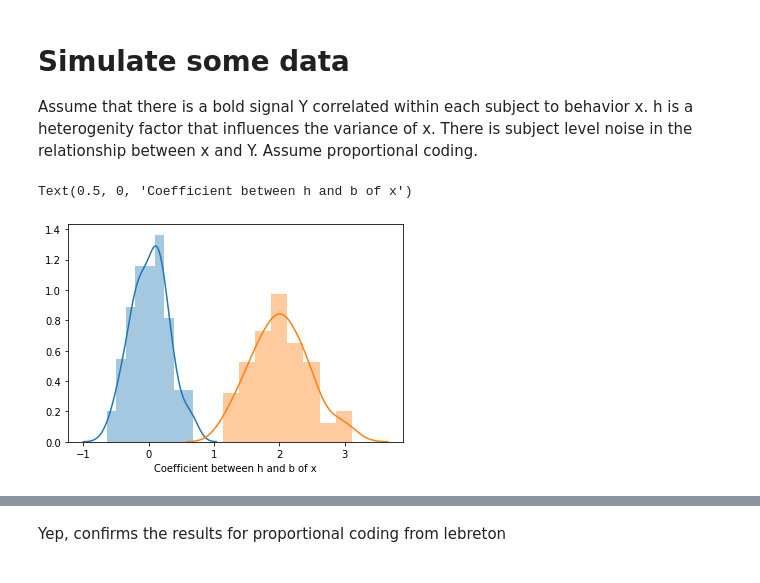
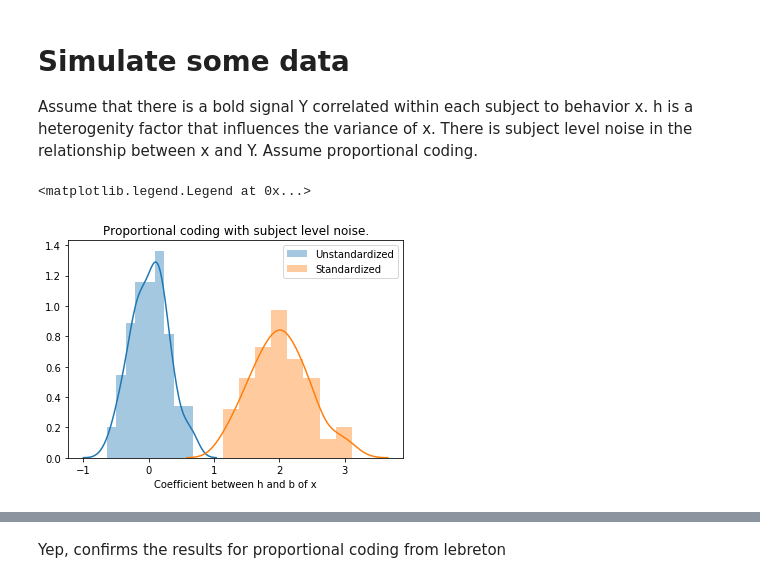
Before and after one commit to nimh-mbdu/lebreton_sims, a Jupyter notebook: notebook/simulate_lebreton.ipynb, the cells around one changed output, grey strips where cells are left out. Cells and saved outputs as stored; diff of their text form; code cells hidden in the pictures.

```diff
--- a/notebook/simulate_lebreton.ipynb
+++ b/notebook/simulate_lebreton.ipynb
@@ -16,32 +17,14 @@ display(HTML("<style>"
 # %% [markdown]
 # Simulate some data
 Assume that there is a bold signal Y correlated within each subject to behavior x. h is a heterogenity factor that influences the variance of x. There is subject level noise in the relationship between x and Y. Assume proportional coding.
-# %%
-n_subj = 50
-n_trials = 50
-# Variables for the relationship between x an y
-# y = mx + b + e
-x_y_m = 2
-x_y_b = 0
-x_y_e = 0
-
-# Variables for subject level random effect
-# variance on distribution of subject level slope noise
-s_mvar = 1
-# variance on distribution of subject level intercept noise
-s_bvar = 0.1
-
-# Variables for relationship between h and h
-# var(x) = mh + b + e
-varx_h_m = 1
-varx_h_b = 1
-varx_h_e = 0
 # %%
 class SimulatedData(object):
 
     def __init__(self, n_subj=50, n_trials=50,
                  x_y_m=2, x_y_b=0, x_y_e=0,
-                 s_mvar=1, s_bvar=0.1,
+                 h_y_m=0, hx_y_m = 0,
+                 s_x_mvar=1, s_bvar=0.1,
+                 s_h_mvar=0, s_hx_mvar=0,
                  varx_h_m=1, varx_h_b=1, varx_h_e=0):
 
         self.n_subj = n_subj
@@ -49,7 +32,11 @@ class SimulatedData(object):
         self.x_y_m = x_y_m
         self.x_y_b = x_y_b
         self.x_y_e = x_y_e
-        self.s_mvar = s_mvar
+        self.h_y_m = h_y_m
+        self.hx_y_m = hx_y_m
+        self.s_x_mvar = s_x_mvar
+        self.s_h_mvar = s_h_mvar
+        self.s_hx_mvar = s_hx_mvar
         self.s_bvar = s_bvar
         self.varx_h_m = varx_h_m
         self.varx_h_b = varx_h_b
@@ -57,13 +44,19 @@ class SimulatedData(object):
         self.second_res = {}
 
         dat = []
-        subj_ms = np.random.randn(n_subj) * s_mvar
+        subj_x_ms = np.random.randn(n_subj) * s_x_mvar
         subj_bs = np.random.randn(n_subj) * s_bvar
+        subj_h_ms = np.random.randn(n_subj) * s_h_mvar
+        subj_hx_ms = np.random.randn(n_subj) * s_hx_mvar
         for subj in range(n_subj):
             h = np.random.binomial(1, 0.5)
             xs = np.random.randn(n_trials) * ((varx_h_m * h) + varx_h_b + (varx_h_e * np.random.randn(n_trials)))
             xs_std = (xs - xs.mean())/xs.std()
-            ys = ((x_y_m + subj_ms[subj]) * xs) + x_y_b + subj_bs[subj] + (x_y_e * np.random.randn(n_trials))
+            x_term = ((x_y_m + subj_x_ms[subj]) * xs)
+            hx_term = ((hx_y_m + subj_hx_ms[subj]) * (h*xs))
+            h_term = ((h_y_m + subj_h_ms[subj]) * h)
+            const_term = x_y_b + subj_bs[subj]
+            ys =  x_term + hx_term + h_term + const_term + (x_y_e * np.random.randn(n_trials))
             for trial in range(n_trials):
                 row = {}
                 row['subj'] = subj
@@ -113,8 +106,10 @@ sim_res = pd.DataFrame(sim_res)
 # %%
 fig, ax = plt.subplots(1)
 sns.distplot(sim_res.b_h, ax=ax, label='Unstandardized')
 sns.distplot(sim_res.b_std_h, ax=ax, label='Standardized')
 ax.set_xlabel('Coefficient between h and b of x')
+ax.set_title("Proportional coding with subject level noise.")
+ax.legend()
 # %% [output]
-Text(0.5, 0, 'Coefficient between h and b of x')
+<matplotlib.legend.Legend at 0x...>
-[figure, old version]
+[figure, new version]
```
Also changed, not shown: parts of 18 cells of this notebook.
